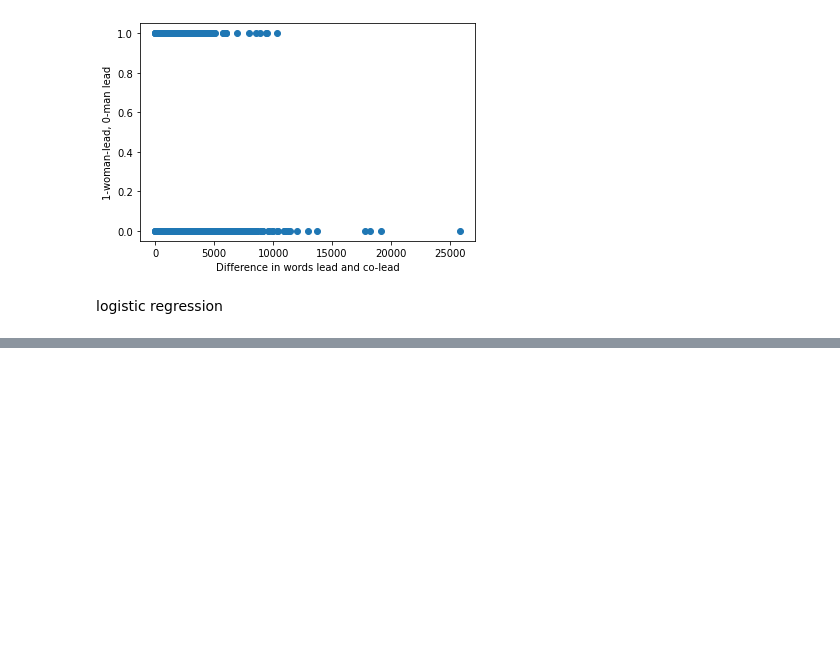
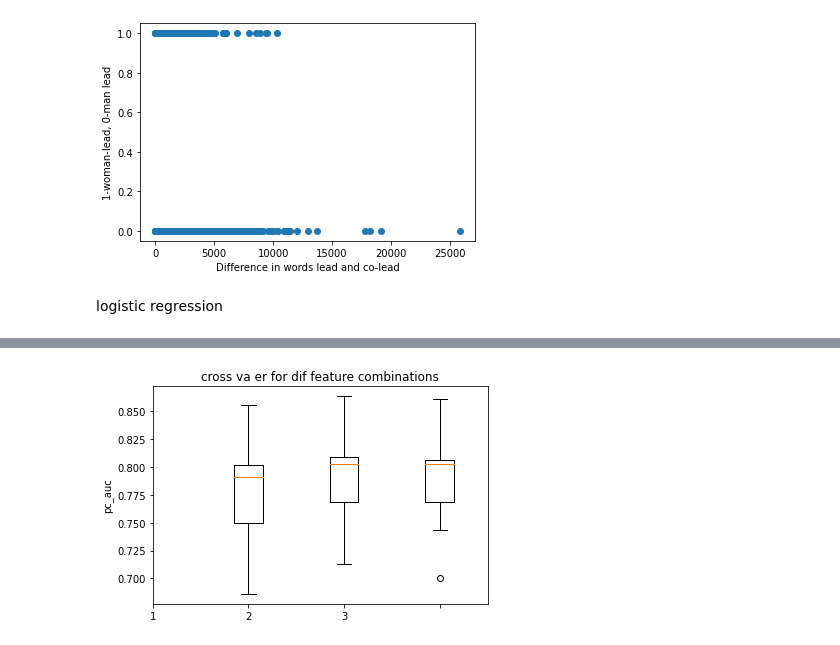
Before and after one commit to IZ001/Stat-Machine-Learning, a Jupyter notebook: Project_SML.ipynb, the cells around one changed output, grey strips where cells are left out. Drawn from its saved outputs; the diff is of its cells as text; code cells hidden in the pictures; blank space fills up the shorter version.

Commit message:
graph with model comparisons

```diff
--- a/Project_SML.ipynb
+++ b/Project_SML.ipynb
@@ -431,0 +444,91 @@ for s in subsets:
+# %%
+# cross-validation of models
+
+import sklearn.model_selection as skl_ms
+features_list =[['Number of male actors', 'Difference in words lead and co-lead', 'Number words female', 'Number of female actors', 'Age Co-Lead', 'Age Lead', 'Mean Age Male', 'Number of words lead'],['Number of male actors', 'Difference in words lead and co-lead', 'Total words', 'Number words female', 'Number of female actors', 'Age Co-Lead', 'Age Lead', 'Mean Age Male', 'Number of words lead'],['Gross', 'Number of male actors', 'Difference in words lead and co-lead', 'Total words', 'Number words female', 'Number of female actors', 'Age Co-Lead', 'Age Lead', 'Mean Age Male', 'Number of words lead']]
+#positive_class = 1
+#negative_class = 0
+n_runs = 10
+
+#r = np.linspace(0.00 , 1, num =101)
+#C_rate = np.arrange(0.001, 0.01, 0.1, 0, 10, 100, 400, 700, 1000, 1300, 1600, 2000, 2300, 2600, 3000)
+
+
+
+#f1 = np.zeros((n_runs, len(r)))
+pc_auc_n =np.zeros((n_runs, len(features_list)))
+roc_auc_n = np.zeros((n_runs, len(features_list)))
+X = data.drop(columns = 'Lead')
+y = data['Lead']
+
+for i in range(n_runs):
+
+  X_train, X_val, y_train, y_val = skl_ms.train_test_split(X, y, test_size = 0.3)
+
+  for j,features in enumerate(features_list):
+
+    model = skl_lm.LogisticRegression(solver ='lbfgs')
+
+    scaler = skl_pre.StandardScaler().fit(X_train[features])
+    model.fit(scaler.transform(X_train[features]), y_train)
+    predict_prob = model.predict_proba(scaler.transform(X_val[features]))
+    # calculate the precision-recall auc
+    precision, recall, _ = precision_recall_curve(y_val, predict_prob[:,1])
+    print(y_test)
+    pc_auc = auc(recall, precision)
+    roc_auc = roc_auc_score(y_val, predict_prob[:,1])
+
+    pc_auc_n[i,j] = pc_auc
+    roc_auc_n[i,j] = roc_auc
+
+plt.boxplot(pc_auc_n)
+plt.title('cross va er for dif feature combinations')
+plt.xticks(np.arange(len(features_list)+1))
+plt.ylabel('pc_auc')
+plt.show()
+
+'''
+
+    for j, c in enumerate(C_rate):
+      model = skl_lm.LogisticRegression(solver ='lbfgs', C = c)
+
+      scaler = skl_pre.StandardScaler().fit(x_train)
+      model.fit(scaler.transform(X_train, y_train )
+
+      predict_prob = model.predict_proba(scaler.transform(X_val))
+      # calculate the precision-recall auc
+      precision, recall, _ = precision_recall_curve(y_test, predict_prob[:,1])
+      pc_auc = auc(recall, precision)
+      f1[i,j] =
+
+
+      predict_prob = model.predict_proba(scaler.transform(X_val))
+
+
+
+      P = np.sum(y_test == positive_class)
+
+      prediction = np.empty(len(x_test), dtype ='object')
+
+      tr_val = np.linspace(0.00 , 1, num =101)
+      #print(model.classes_)
+      f1_max = 0
+      k_f1 = 0
+
+      for k in tr_val:
+        prediction = np.where(prob[:,1] > k, positive_class, negative_class)
+        P_star = np.sum(prediction == positive_class)
+        tr_pos = np.sum((prediction == y_test)&(prediction == positive_class))
+
+        rec = tr_pos/P
+        prec = tr_pos/P_star
+
+        f1 = 2*prec*rec/(prec+rec)
+        if f1_max < f1:
+          f1_max =f1
+          k_f1 = k
+
+      prediction_class = np.where(predict_prob[:,1] > k_f1, 1, 0)
+
+'''
+# %% [output]
@@ -431,0 +552 @@ for s in subsets:
+[figure, added]
```
Also changed, not shown: parts of 6 cells of this notebook.
